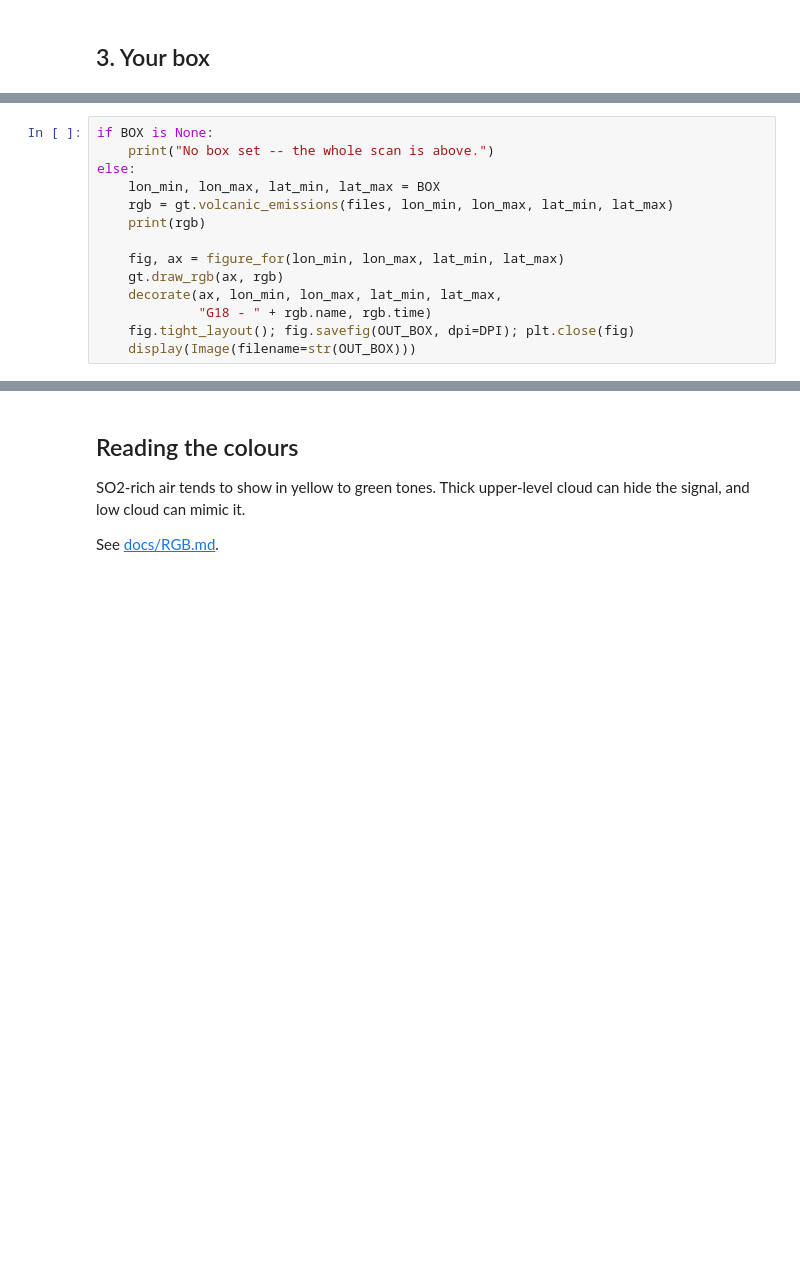
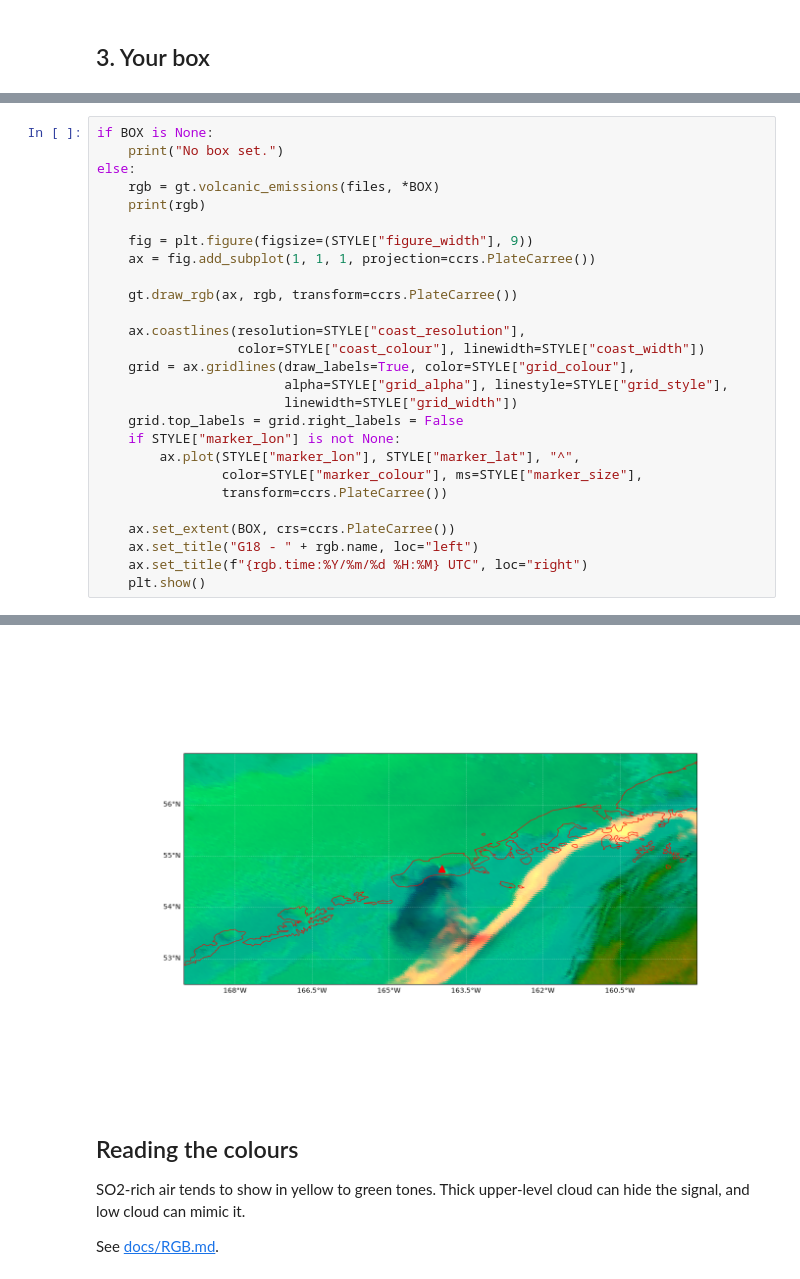
Before and after one commit to rmsm95/GOES-VIIRS-Imagery-Guide, a Jupyter notebook: notebooks/06_so2_rgb.ipynb, the cells around one changed output, grey strips where cells are left out. Drawn from its saved outputs; the diff is of its cells as text; blank space fills up the shorter version.

```diff
--- a/notebooks/06_so2_rgb.ipynb
+++ b/notebooks/06_so2_rgb.ipynb
@@ -211,14 +100,0 @@ box: (-169.0, -159.0, 52.5, 57.0)
-# %%
-if BOX is None:
-    print("No box set -- the whole scan is above.")
-else:
-    lon_min, lon_max, lat_min, lat_max = BOX
-    rgb = gt.volcanic_emissions(files, lon_min, lon_max, lat_min, lat_max)
-    print(rgb)
-
-    fig, ax = figure_for(lon_min, lon_max, lat_min, lat_max)
-    gt.draw_rgb(ax, rgb)
-    decorate(ax, lon_min, lon_max, lat_min, lat_max,
-             "G18 - " + rgb.name, rgb.time)
-    fig.tight_layout(); fig.savefig(OUT_BOX, dpi=DPI); plt.close(fig)
-    display(Image(filename=str(OUT_BOX)))
@@ -227,0 +101,28 @@ else:
+# %%
+if BOX is None:
+    print("No box set.")
+else:
+    rgb = gt.volcanic_emissions(files, *BOX)
+    print(rgb)
+
+    fig = plt.figure(figsize=(STYLE["figure_width"], 9))
+    ax = fig.add_subplot(1, 1, 1, projection=ccrs.PlateCarree())
+
+    gt.draw_rgb(ax, rgb, transform=ccrs.PlateCarree())
+
+    ax.coastlines(resolution=STYLE["coast_resolution"],
+                  color=STYLE["coast_colour"], linewidth=STYLE["coast_width"])
+    grid = ax.gridlines(draw_labels=True, color=STYLE["grid_colour"],
+                        alpha=STYLE["grid_alpha"], linestyle=STYLE["grid_style"],
+                        linewidth=STYLE["grid_width"])
+    grid.top_labels = grid.right_labels = False
+    if STYLE["marker_lon"] is not None:
+        ax.plot(STYLE["marker_lon"], STYLE["marker_lat"], "^",
+                color=STYLE["marker_colour"], ms=STYLE["marker_size"],
+                transform=ccrs.PlateCarree())
+
+    ax.set_extent(BOX, crs=ccrs.PlateCarree())
+    ax.set_title("G18 - " + rgb.name, loc="left")
+    ax.set_title(f"{rgb.time:%Y/%m/%d %H:%M} UTC", loc="right")
+    plt.show()
+# %% [output]
@@ -228,3 +130,4 @@ else:
+[figure, added]
 # %% [markdown]
 ## Reading the colours
 
```
Also changed, not shown: parts of 12 cells of this notebook, 5 other files.
